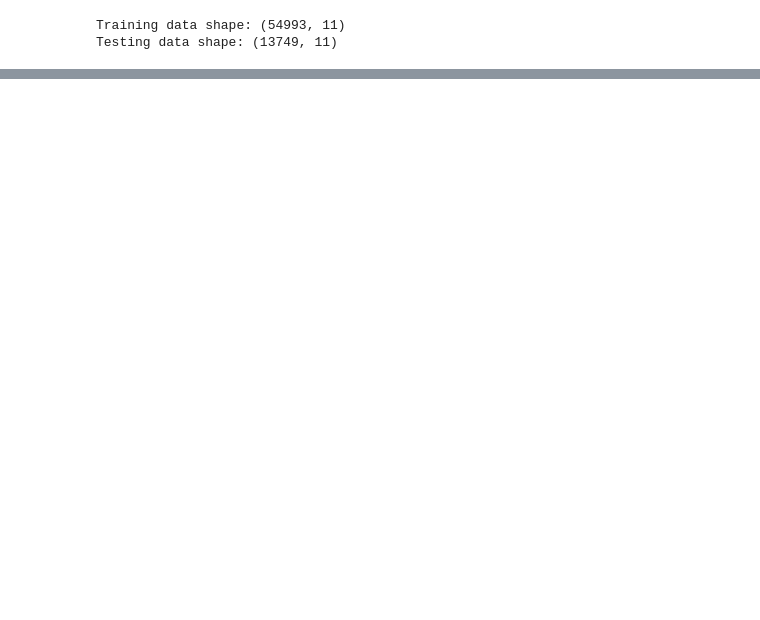
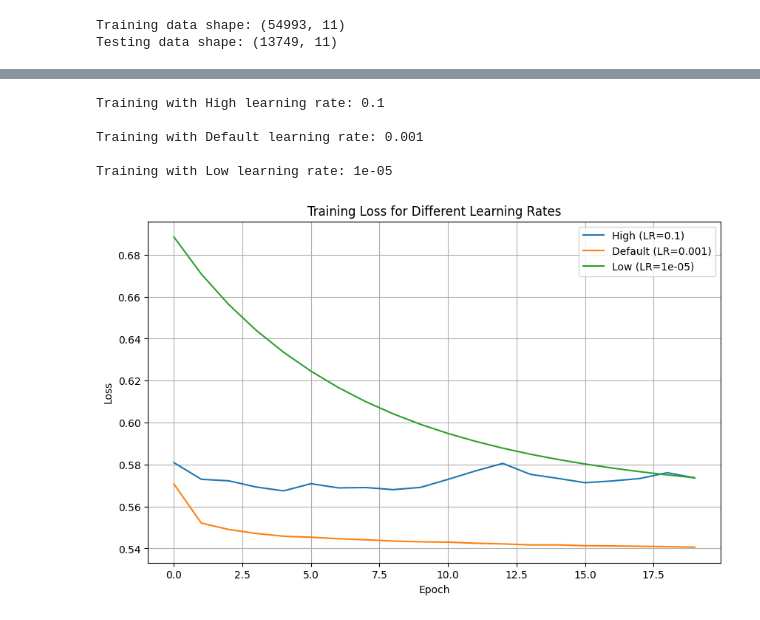
Before and after one commit to balsamkhaleel/Internship-Ai-ML, a Jupyter notebook: week6/day3/day3.ipynb, the cells around one changed output, grey strips where cells are left out. Saved outputs shown, nothing was run; the diff lists cells and outputs as text; code cells hidden in the pictures; blank space fills up the shorter version.

```diff
--- a/week6/day3/day3.ipynb
+++ b/week6/day3/day3.ipynb
@@ -640,0 +317,48 @@ Overall, the experiment demonstrates how the optimizer, learning rate, epochs, a
+# %%
+for name, lr in learning_rates.items():
+
+    print(f"\nTraining with {name} learning rate: {lr}")
+
+    model = build_baseline_model()
+
+    model.compile(
+        optimizer=tf.keras.optimizers.Adam(
+            learning_rate=lr
+        ),
+        loss="binary_crossentropy",
+        metrics=["accuracy"]
+    )
+
+    history = model.fit(
+        X_train_scaled,
+        y_train,
+        validation_split=0.2,
+        epochs=20,
+        batch_size=32,
+        verbose=0
+    )
+
+    lr_histories[name] = history
+# %% [output]
+Training with High learning rate: 0.1
+
+Training with Default learning rate: 0.001
+
+Training with Low learning rate: 1e-05
+# %%
+plt.figure(figsize=(10, 6))
+
+for name, history in lr_histories.items():
+    plt.plot(
+        history.history["loss"],
+        label=f"{name} (LR={learning_rates[name]})"
+    )
+
+plt.xlabel("Epoch")
+plt.ylabel("Loss")
+plt.title("Training Loss for Different Learning Rates")
+plt.legend()
+plt.grid(True)
+plt.show()
+# %% [output]
+[figure, added]
```
Also changed, not shown: parts of 63 cells of this notebook, 1 other file.
